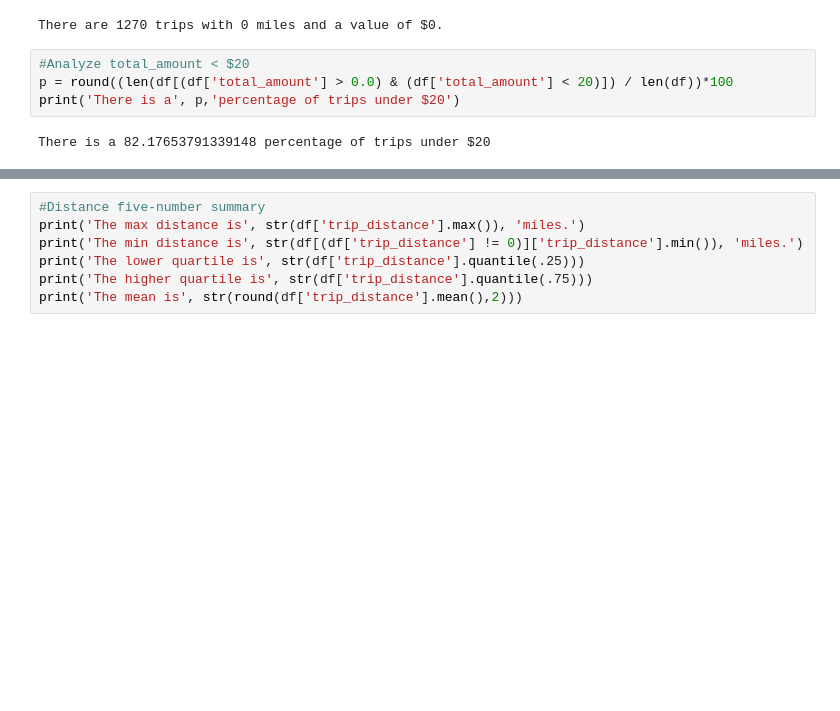
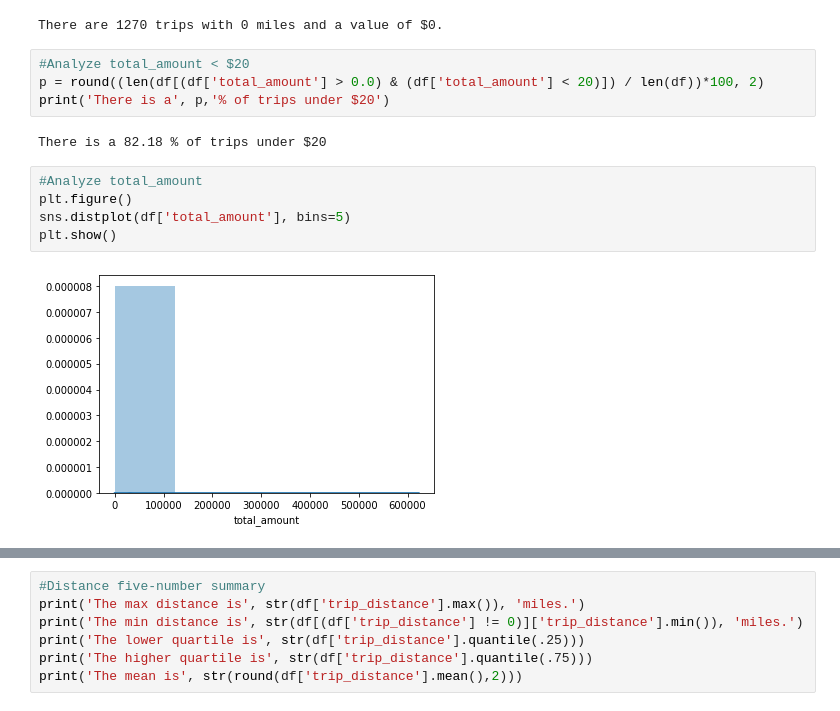
Before and after one commit to patricrp/NYC-taxi, a Jupyter notebook: NYC-taxi-DataWrangling.ipynb, the cells around one changed output, grey strips where cells are left out. Cells and saved outputs as stored; diff of their text form; blank space fills up the shorter version.

Commit message:
Exploring total_amount 5-numbers

```diff
--- a/NYC-taxi-DataWrangling.ipynb
+++ b/NYC-taxi-DataWrangling.ipynb
@@ -142,7 +142,14 @@ print('There are', dt0, 'trips with 0 miles and a value of $0.')
 There are 1270 trips with 0 miles and a value of $0.
 # %%
 #Analyze total_amount < $20
-p = round((len(df[(df['total_amount'] > 0.0) & (df['total_amount'] < 20)]) / len(df))*100
-print('There is a', p,'percentage of trips under $20')
+p = round((len(df[(df['total_amount'] > 0.0) & (df['total_amount'] < 20)]) / len(df))*100, 2)
+print('There is a', p,'% of trips under $20')
 # %% [output]
-There is a 82.17653791339148 percentage of trips under $20
+There is a 82.18 % of trips under $20
+# %%
+#Analyze total_amount
+plt.figure()
+sns.distplot(df['total_amount'], bins=5)
+plt.show()
+# %% [output]
+[figure, added]
```
Also changed, not shown: parts of 3 cells of this notebook.
